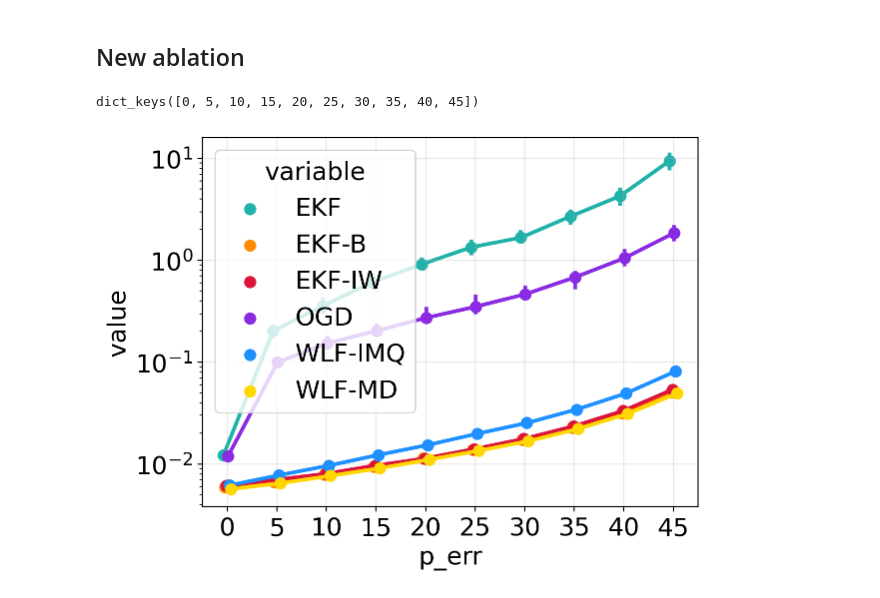
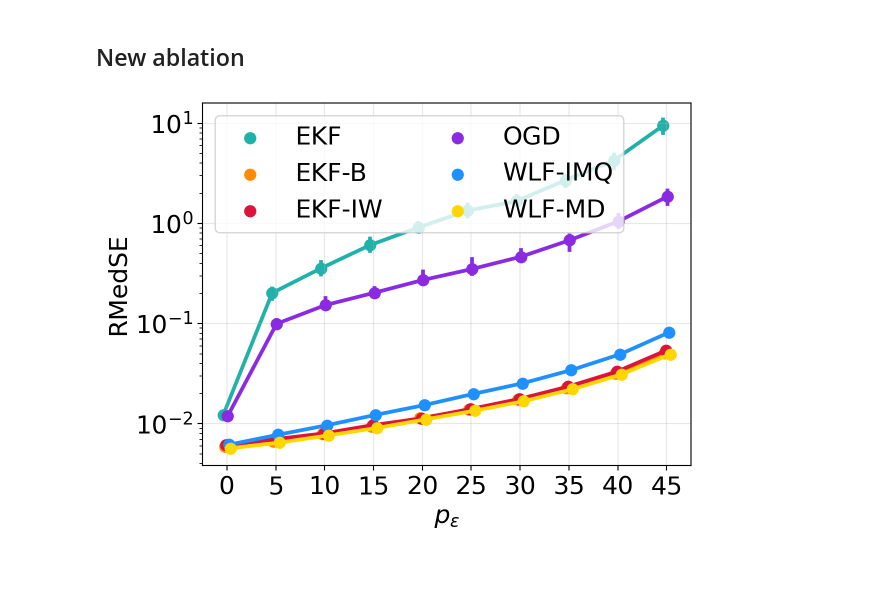
Before and after one commit to gerdm/weighted-likelihood-filter, a Jupyter notebook: experiments/uci-ablation.ipynb, the cells around one changed output. Drawn from its saved outputs; the diff is of its cells as text; code cells hidden in the pictures; blank space fills up the shorter version.

```diff
--- a/experiments/uci-concrete-abblation.ipynb
+++ b/experiments/uci-ablation.ipynb
@@ -126,7 +127,3 @@ errs = res["p_errors_collection"]
-# %%
-errs.keys()
-# %% [output]
-dict_keys([0, 5, 10, 15, 20, 25, 30, 35, 40, 45])
 # %%
 df_errs = []
 for p in errs:
@@ -141,15 +138,20 @@ df_errs["variable"] = df_errs["variable"].str.replace("KF", "EKF")
 # %%
 sns.pointplot(
     x="p_err", y="value", hue="variable",
     data=df_errs,
     estimator="median",
     palette=cmap,
     dodge=True
 )
+plt.legend(ncol=2)
+plt.ylabel("RMedSE")
+plt.xlabel("$p_\epsilon$")
 plt.yscale("log")
 plt.grid(alpha=0.3)
+plt.tight_layout()
+plt.savefig(f"./figures/{dataset_name}-corrosion.png", dpi=300)
 # %% [output]
-[figure, old version]
+[figure, new version]
 # %%
 def qlow(x): return np.percentile(x, 0.05)
 def qhigh(x): return np.percentile(x, 0.95)
```
Also changed, not shown: parts of 2 cells of this notebook.
